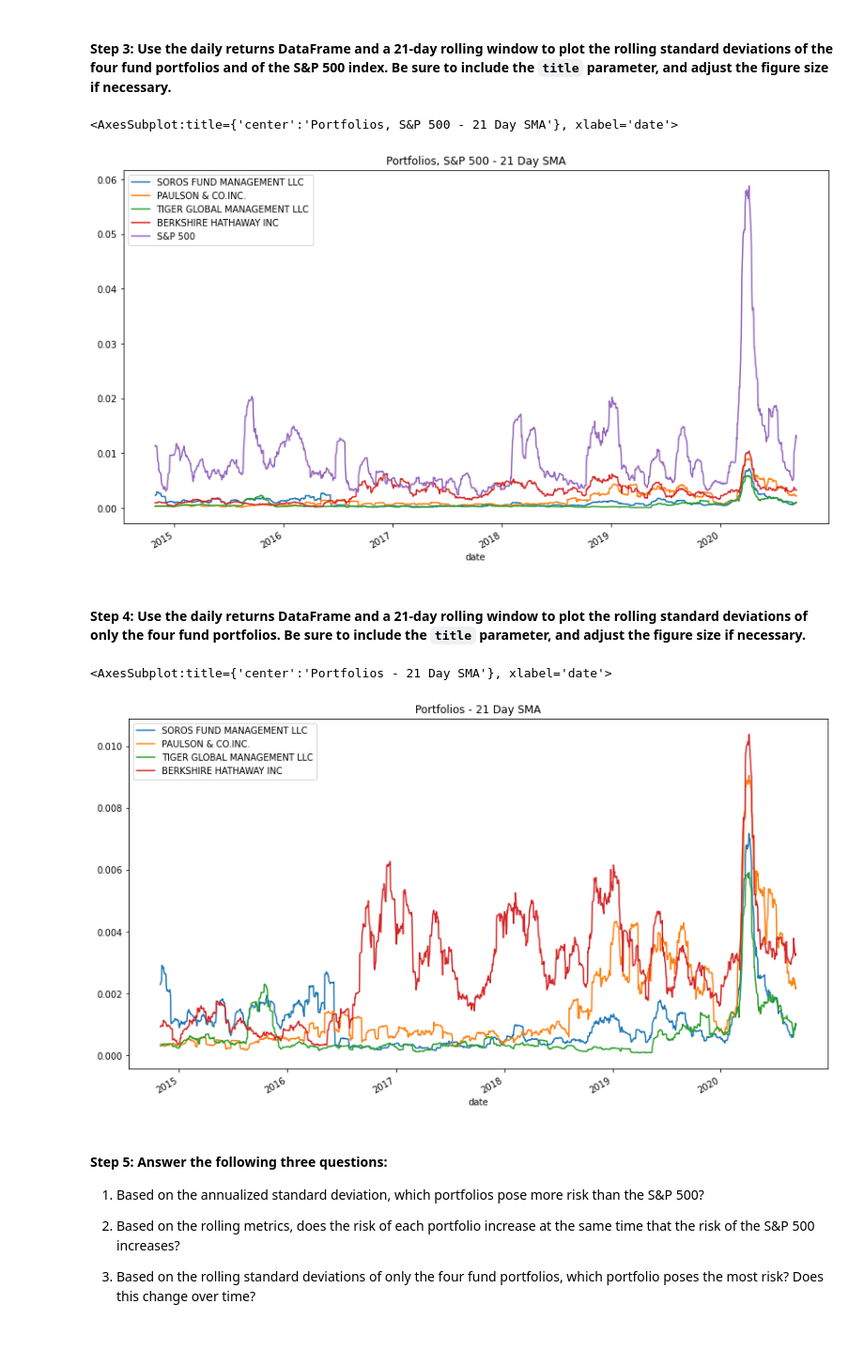
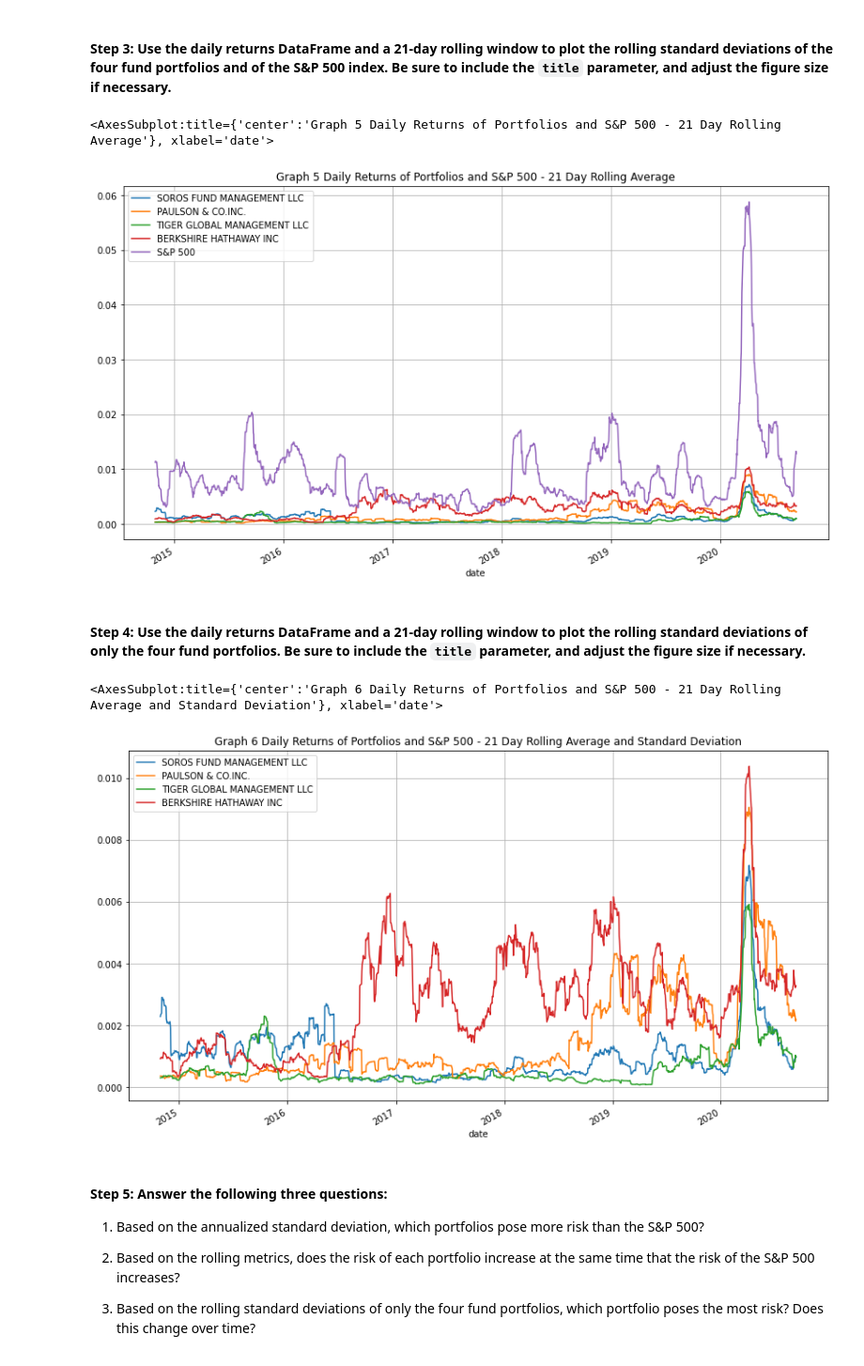
Before and after one commit to emorytk/FinTech-Class_C04_emorytk, a Jupyter notebook: risk_return_analysis.ipynb, the cells around one changed output. Shown at 94% size. Saved outputs shown, nothing was run; the diff lists cells and outputs as text; code cells hidden in the pictures.

```diff
--- a/risk_return_analysis.ipynb
+++ b/risk_return_analysis.ipynb
@@ -326,20 +326,20 @@ daily_returns_21_df = daily_returns_df.rolling(window=21).std()
 
 # plot the rolling standard deviation of the 4 portfolios and the S&P 500
 # Include a title parameter and adjust the figure size
-daily_returns_21_df.plot(figsize=(14,8), title="Portfolios, S&P 500 - 21 Day SMA")
+daily_returns_21_df.plot(figsize=(14,8), title="Graph 5 Daily Returns of Portfolios and S&P 500 - 21 Day Rolling Average", grid=True)
 # %% [output]
-<AxesSubplot:title={'center':'Portfolios, S&P 500 - 21 Day SMA'}, xlabel='date'>
+<AxesSubplot:title={'center':'Graph 5 Daily Returns of Portfolios and S&P 500 - 21 Day Rolling Average'}, xlabel='date'>
-[figure, old version]
+[figure, new version]
 # %% [markdown]
 #### Step 4: Use the daily returns DataFrame and a 21-day rolling window to plot the rolling standard deviations of only the four fund portfolios. Be sure to include the `title` parameter, and adjust the figure size if necessary.
 # %%
 # Using the daily return data and a 21-day rolling window, plot the rolling standard deviation of just the 4 portfolios.
 # Include a title parameter and adjust the figure size
 daily_returns_21_df = daily_returns_df.rolling(window=21).std().drop(columns=['S&P 500'], axis=5)
-daily_returns_21_df.plot(figsize=(14,8), title="Portfolios - 21 Day SMA")
+daily_returns_21_df.plot(figsize=(14,8), title="Graph 6 Daily Returns of Portfolios and S&P 500 - 21 Day Rolling Average and Standard Deviation", grid=True)
 # %% [output]
-<AxesSubplot:title={'center':'Portfolios - 21 Day SMA'}, xlabel='date'>
+<AxesSubplot:title={'center':'Graph 6 Daily Returns of Portfolios and S&P 500 - 21 Day Rolling Average and Standard Deviation'}, xlabel='date'>
-[figure, old version]
+[figure, new version]
 # %% [markdown]
 #### Step 5: Answer the following three questions:
 
```
Also changed, not shown: parts of 28 cells of this notebook.
